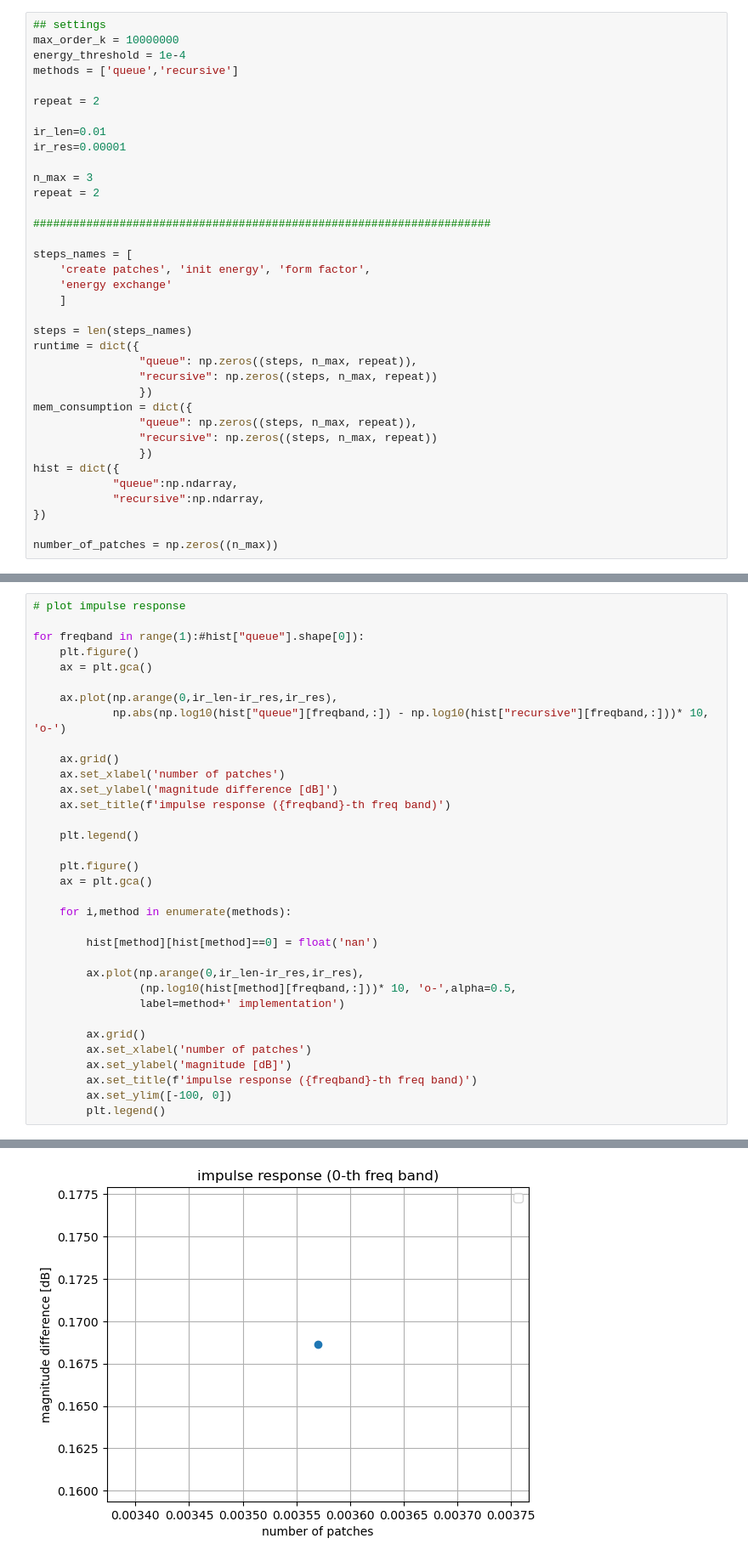
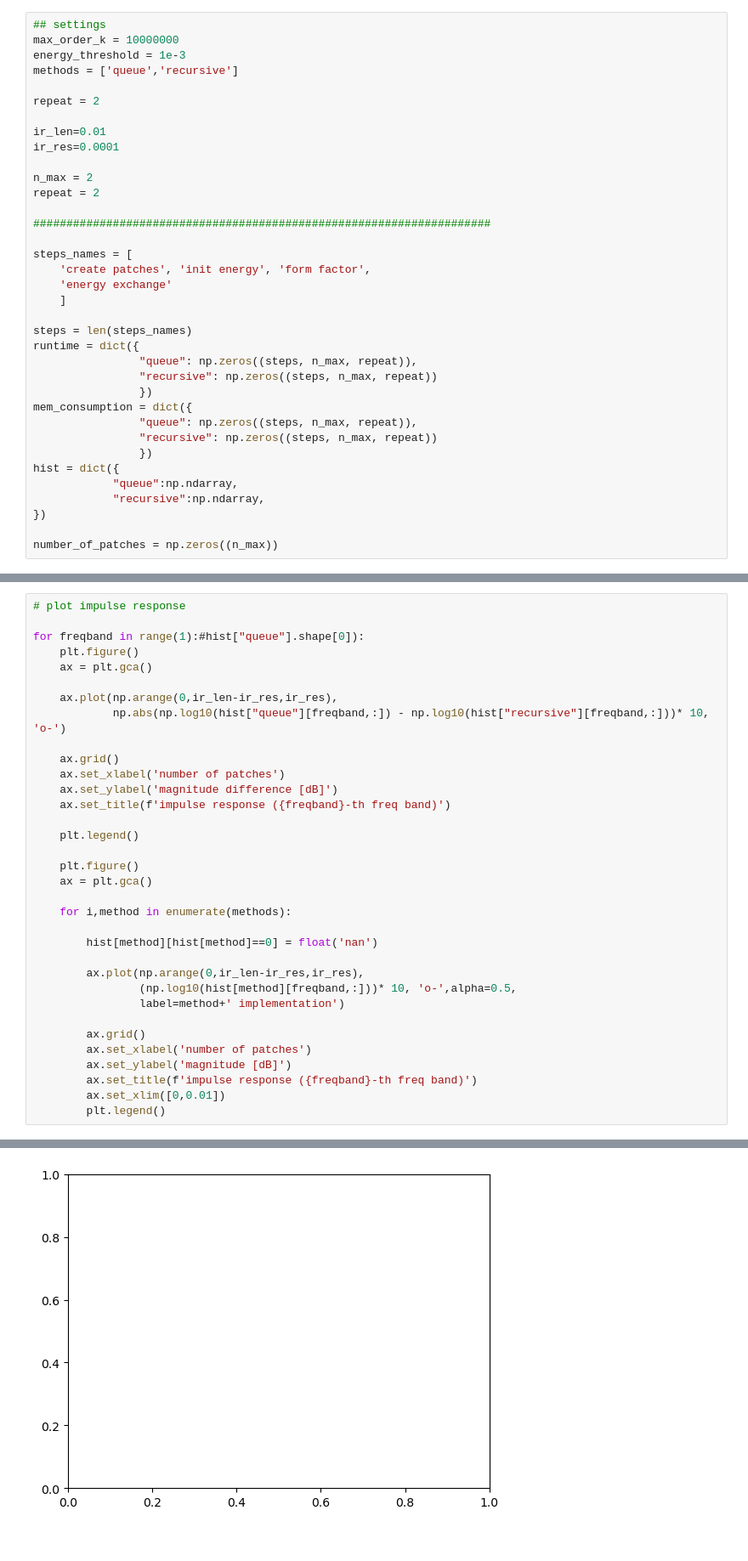
Before and after one commit to sparrow-acoustics/sparrowpy, a Jupyter notebook: examples/compare_recursive_queue.ipynb, the cells around one changed output, grey strips where cells are left out. Shown at 85% size. Cells and saved outputs as stored; diff of their text form.

```diff
--- a/examples/compare_recursive_queue.ipynb
+++ b/examples/compare_recursive_queue.ipynb
@@ -57,15 +60,15 @@ for algo in ['queue','recursive']:
 # %%
 ## settings
 max_order_k = 10000000
-energy_threshold = 1e-4
+energy_threshold = 1e-3
 methods = ['queue','recursive']
 
 repeat = 2
 
 ir_len=0.01
-ir_res=0.00001
+ir_res=0.0001
 
-n_max = 3
+n_max = 2
 repeat = 2
 
 #####################################################################
@@ -300,6 +306,6 @@ for freqband in range(1):#hist["queue"].shape[0]):
         ax.set_xlabel('number of patches')
         ax.set_ylabel('magnitude [dB]')
         ax.set_title(f'impulse response ({freqband}-th freq band)')
-        ax.set_ylim([-100, 0])
+        ax.set_xlim([0,0.01])
         plt.legend()
 # %% [output]
@@ -307 +313 @@ No artists with labels found to put in legend.  Note that artists whose label st
-[figure, old version]
+[figure, new version]
```
Also changed, not shown: parts of 5 cells of this notebook, 2 other files.
